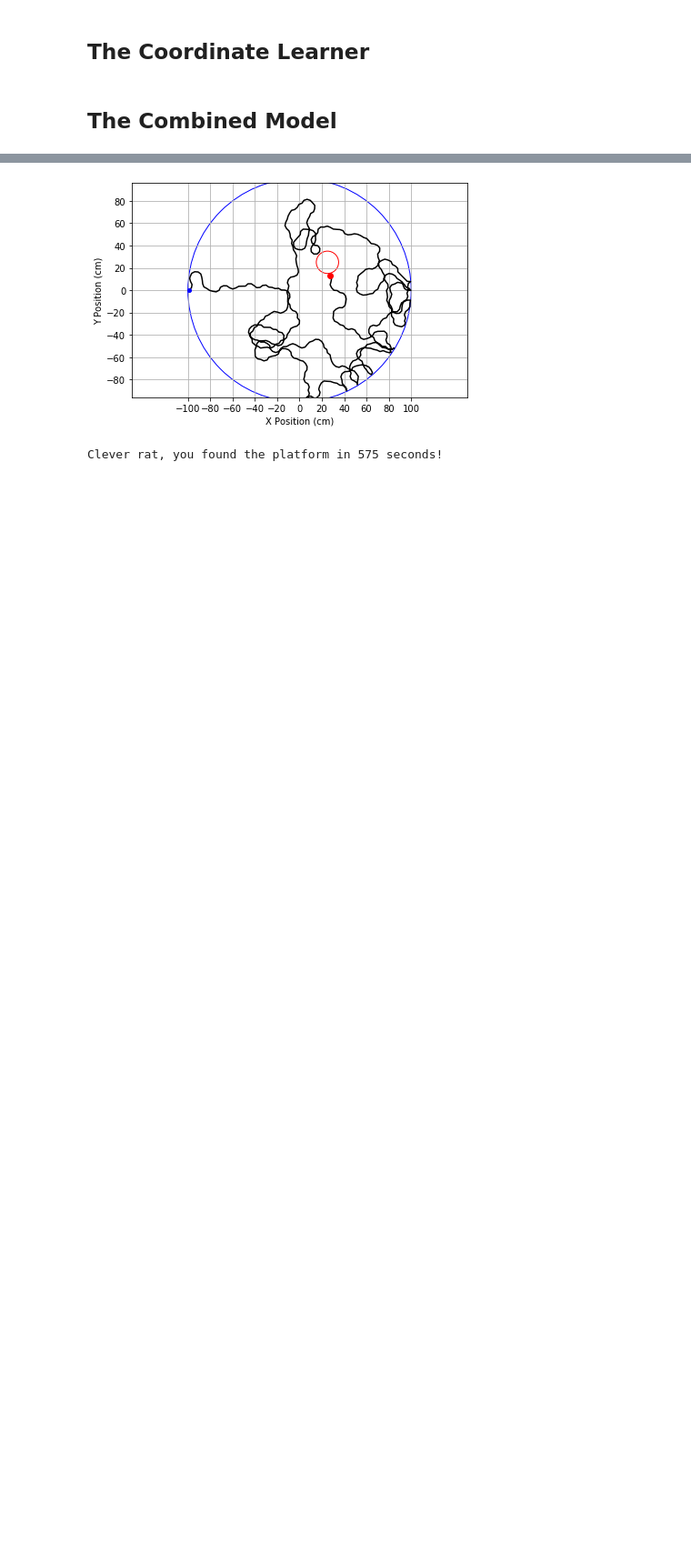
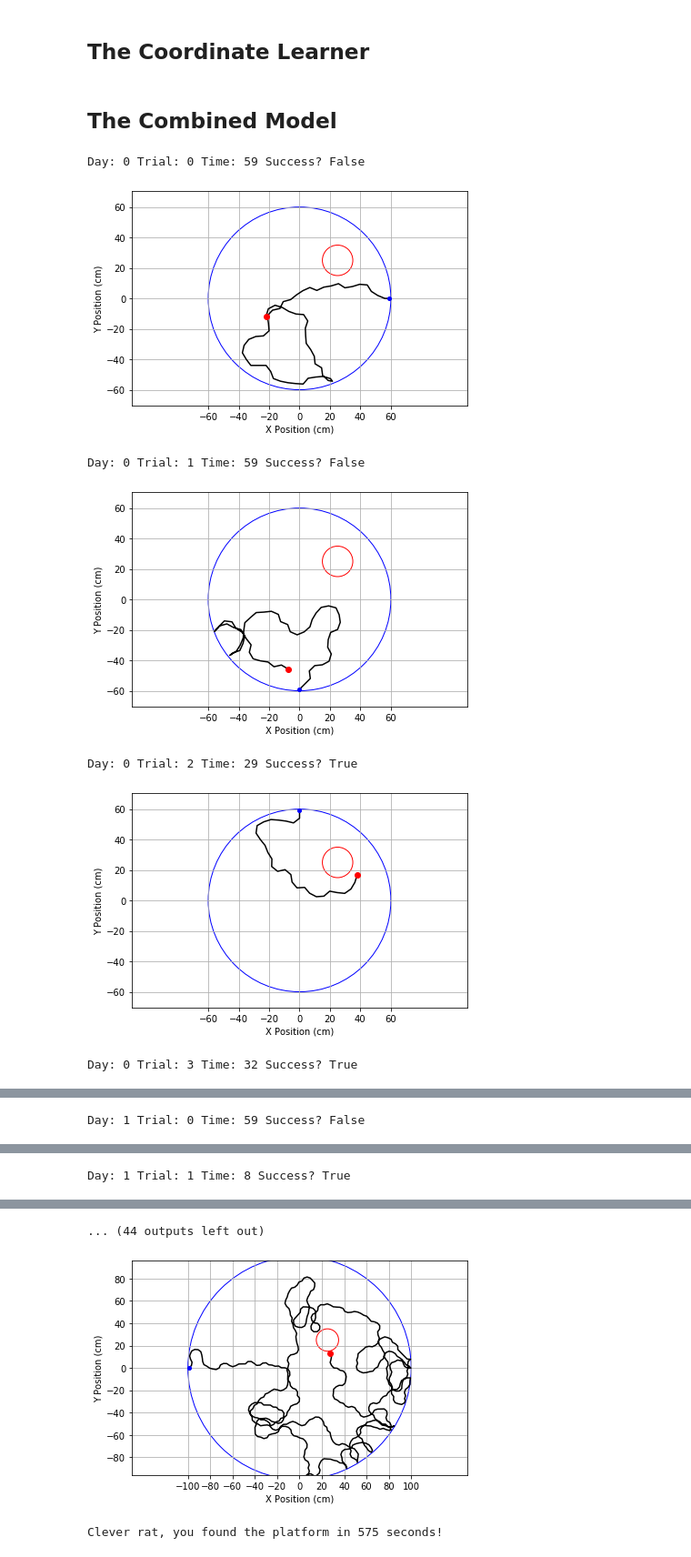
Before and after one commit to affanjilani/temporal-difference-learning, a Jupyter notebook: watermaze_template.ipynb, the cells around one changed output, grey strips where cells are left out. Shown at 91% size. Drawn from its saved outputs; the diff is of its cells as text; code cells hidden in the pictures; blank space fills up the shorter version.

Commit message:
Finished coordinate model and combined model implementation but still need to optimize learning rates

```diff
--- a/watermaze_template.ipynb
+++ b/watermaze_template.ipynb
@@ -845,7 +864,7 @@ action_dict = {
 class CombinedActorCriticModel(object):
     def __init__(self, num_place_cells=493, env_radius=60, discount_factor=0.9,
                 actor_learning_rate=0.45, critic_learning_rate=0.08, field_breadth=10,
-                coordinate_learning_rate=0.45):
+                coordinate_learning_rate=0.45, coordinate_action_learning_rate=0.45):
         """
         - num_place_cells is the number of place cells being used by this model
         - env_radius is the radius of the environment in which the model moves
@@ -854,6 +873,8 @@ class CombinedActorCriticModel(object):
         - critic_learning_rate is the proportionality coefficient by which the critic weights are increased
         - field_breadth is the breadth of any given place cell
         - coordinate_learning_rate is the proportionality coefficient by which the coordinate weights are increased
+        - coordinate_action_learning_rate is the proportionality coefficient by which the weight for the coordinate
+        action node is scaled
         """
         self.num_place_cells = num_place_cells
 
@@ -861,7 +882,8 @@ class CombinedActorCriticModel(object):
         self.placeCells = PlaceCellPopulation(population_num=num_place_cells, env_radius=env_radius, field_breadth=field_breadth)
         self.critic = Critic(num_place_cells, gamma=discount_factor, learning_parameter=critic_learning_rate)
         self.actor = Actor(num_place_cells, learning_parameter=actor_learning_rate)
-        self.coordinate_model = CoordinateModel(learning_parameter=coordinate_learning_rate, num_place_cells=num_place_cells)
+        self.coordinate_model = CoordinateModel(action_dict, learning_parameter=coordinate_learning_rate,
+                                                num_place_cells=num_place_cells)
 
         # Keep track of which model was chosen to decide the action last, if False then coordinate model was used, if True
         # then the actor was used
@@ -872,6 +894,7 @@ class CombinedActorCriticModel(object):
 
         # The activation of the coordinate action
         self.coordinate_action_weights = np.zeros(num_place_cells)
+        self.coordinate_action_learning_rate = coordinate_action_learning_rate
 
     def choseAction(self, position):
         """
@@ -900,12 +923,12 @@ class CombinedActorCriticModel(object):
 
         if action_proposer == 'actor':
             self.actor_policy_last_used = True
-            self.last_action_taken = self.actorCriticModel.choseAction(position)
+            self.last_action_taken = self.actor.action_from_policy(place_cell_activations)
             return self.last_action_taken
 
         else:
             self.actor_policy_last_used = False
-            self.last_action_taken = self.coordinateModel.chooseAction(position)
+            self.last_action_taken = self.coordinate_model.chooseAction(place_cell_activations)
             return self.last_action_taken
 
     def update_weights(self, previous_position, reward, current_position):
@@ -926,7 +949,29 @@ class CombinedActorCriticModel(object):
 
         # In this case the coordinate's proposed action was used
         else:
-            self.coordinate_model.update_weights(np.array(current_position) - np.array(previous_position),
+            if self.coordinate_model.has_goal_memory():
+                #print('delta', self.coordinate_action_learning_rate * prediction_error * previous_activations)
+                self.coordinate_action_weights += self.coordinate_action_learning_rate * prediction_error * previous_activations
+
+
+        self.coordinate_model.update_weights(np.array(current_position) - np.array(previous_position),
                                                 previous_activations, current_activations)
-
-            if self.coordinate_model.has_goal_memory():
+        if reward == 1:
+            self.coordinate_model.memorize_goal(current_activations)
+# %%
+experiment = WatermazeExperiment(7,4,
+                                 CombinedActorCriticModel(num_place_cells=493,actor_learning_rate=0.45,
+                                                          critic_learning_rate=0.08, field_breadth=10,
+                                                          coordinate_learning_rate=0.3,
+                                                          coordinate_action_learning_rate=0.1),
+                                multiplatform=False)
+experiment.run()
+experiment.plotPaths()
+# %% [output]
+Day: 0 Trial: 0 Time: 59 Success? False
+[figure, added]
+Day: 0 Trial: 1 Time: 59 Success? False
+[figure, added]
+Day: 0 Trial: 2 Time: 29 Success? True
+[figure, added]
+Day: 0 Trial: 3 Time: 32 Success? True
@@ -932,0 +979 @@ class CombinedActorCriticModel(object):
+Day: 1 Trial: 0 Time: 59 Success? False
@@ -932,0 +981 @@ class CombinedActorCriticModel(object):
+Day: 1 Trial: 1 Time: 8 Success? True
@@ -933,3 +983,4 @@ class CombinedActorCriticModel(object):
+... (44 outputs left out)
 # %%
 # demo of how to use the watermaze module
 
```
Also changed, not shown: parts of 2 cells of this notebook.
